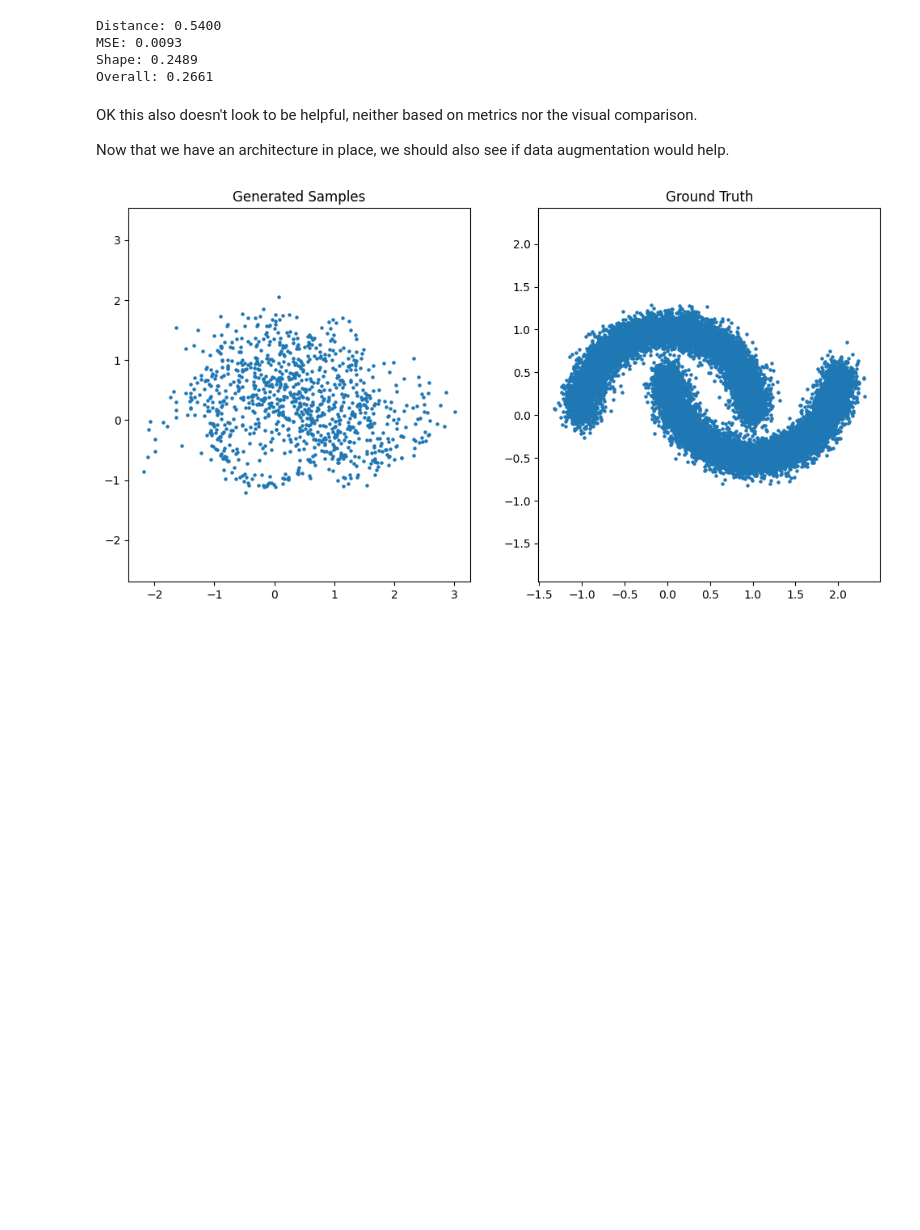
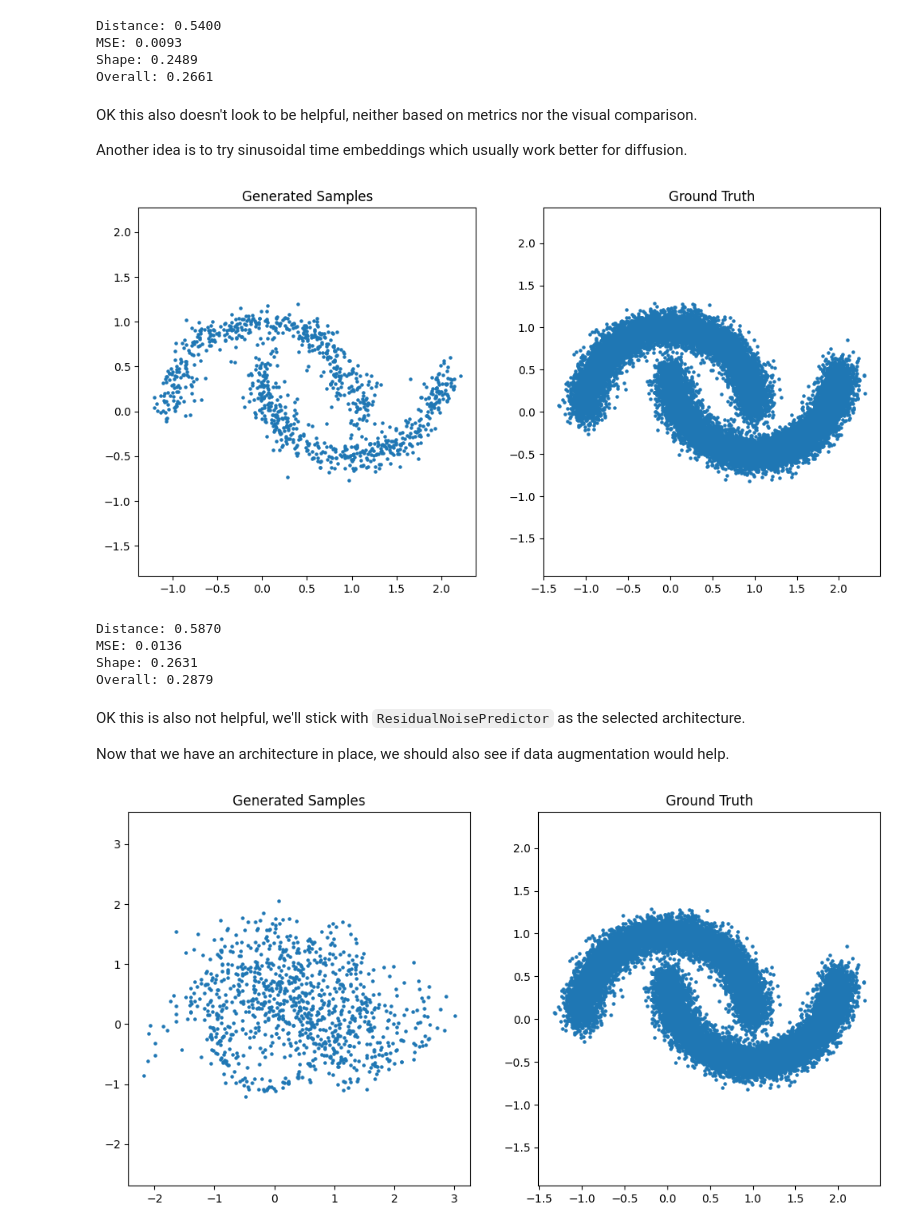
Before and after one commit to ehsan/simple-diffusion, a Jupyter notebook: project.ipynb, the cells around one changed output. Drawn from its saved outputs; the diff is of its cells as text; code cells hidden in the pictures; blank space fills up the shorter version.

```diff
--- a/project.ipynb
+++ b/project.ipynb
@@ -658,7 +658,7 @@ class ResidualBlock(nn.Module):
         super().__init__()
         self.net = nn.Sequential(
             nn.Linear(dim, dim),
-            nn.LayerNorm(dim),
+            nn.BatchNorm1d(dim),
             nn.ReLU(),
             nn.Dropout(dropout),
             nn.Linear(dim, dim),
@@ -847,4 +835,4 @@ Overall: 0.2661
 # %% [markdown]
 OK this also doesn't look to be helpful, neither based on metrics nor the visual comparison.
 
-Now that we have an architecture in place, we should also see if data augmentation would help.
+Another idea is to try sinusoidal time embeddings which usually work better for diffusion.
@@ -851,3 +887,25 @@ Now that we have an architecture in place, we should also see if data augmentati
+# %%
+trainer = Trainer(
+    model=ResidualNoisePredictorWithSinusoidalTime(num_res_blocks=8),
+    num_epochs=1000,
+    batch_size=512,
+    num_batches_per_epoch=100,
+    learning_rate=1e-4,
+)
+trainer.train()
+
+ev = Evaluator(trainer, num_samples=1000)
+ev.eval()
+# %% [output]
+[figure, added]
+Distance: 0.5870
+MSE: 0.0136
+Shape: 0.2631
+Overall: 0.2879
+# %% [markdown]
+OK this is also not helpful, we'll stick with `ResidualNoisePredictor` as the selected architecture.
+
+Now that we have an architecture in place, we should also see if data augmentation would help.
 # %%
 class TrainerWithDataAugmentation(Trainer):
     def __init__(self, *args, **kwargs):
```
Also changed, not shown: parts of 3 cells of this notebook.
